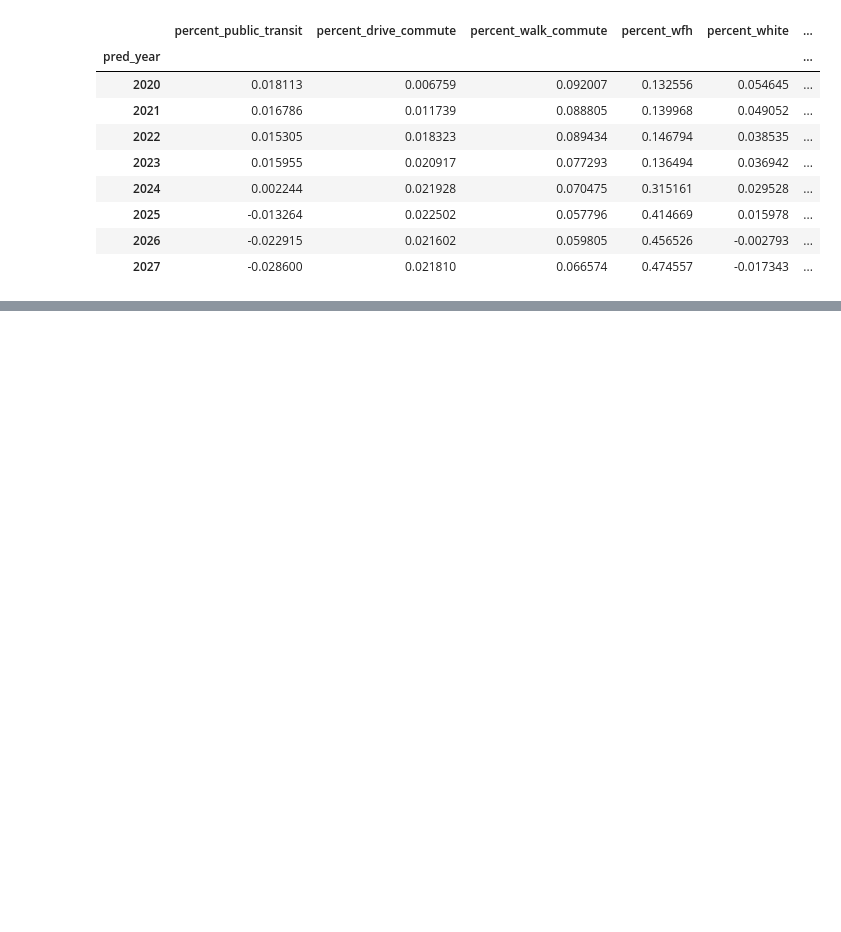
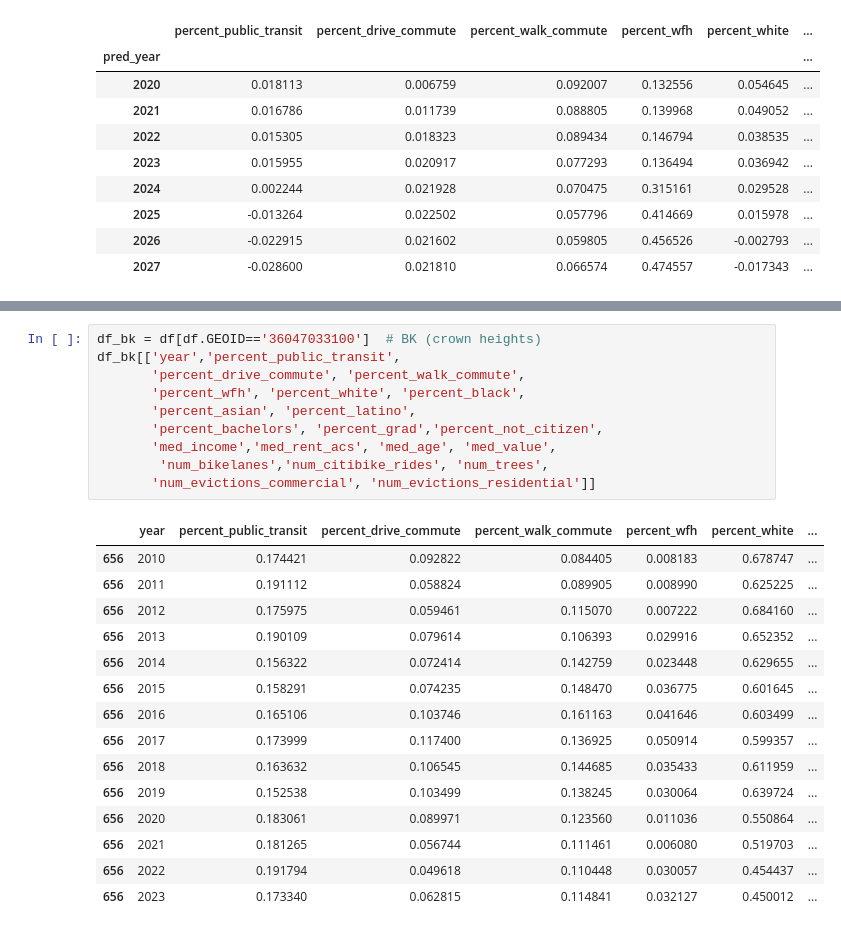
Before and after one commit to khyateed/forecasting-gentrification-nyc, a Jupyter notebook: case_studies.ipynb, the cells around one changed output, grey strips where cells are left out. Drawn from its saved outputs; the diff is of its cells as text; blank space fills up the shorter version.

```diff
--- a/case_studies.ipynb
+++ b/case_studies.ipynb
@@ -122,0 +142,26 @@ df_ny_change[['year','percent_public_transit',
+# %%
+df_bk = df[df.GEOID=='36047033100']  # BK (crown heights)
+df_bk[['year','percent_public_transit',
+       'percent_drive_commute', 'percent_walk_commute',
+       'percent_wfh', 'percent_white', 'percent_black',
+       'percent_asian', 'percent_latino',
+       'percent_bachelors', 'percent_grad','percent_not_citizen',
+       'med_income','med_rent_acs', 'med_age', 'med_value',
+        'num_bikelanes','num_citibike_rides', 'num_trees',
+       'num_evictions_commercial', 'num_evictions_residential']]
+# %% [output]
+|  | year | percent_public_transit | percent_drive_commute | percent_walk_commute | percent_wfh | percent_white | ... |
+| 656 | 2010 | 0.174421 | 0.092822 | 0.084405 | 0.008183 | 0.678747 | ... |
+| 656 | 2011 | 0.191112 | 0.058824 | 0.089905 | 0.008990 | 0.625225 | ... |
+| 656 | 2012 | 0.175975 | 0.059461 | 0.115070 | 0.007222 | 0.684160 | ... |
+| 656 | 2013 | 0.190109 | 0.079614 | 0.106393 | 0.029916 | 0.652352 | ... |
+| 656 | 2014 | 0.156322 | 0.072414 | 0.142759 | 0.023448 | 0.629655 | ... |
+| 656 | 2015 | 0.158291 | 0.074235 | 0.148470 | 0.036775 | 0.601645 | ... |
+| 656 | 2016 | 0.165106 | 0.103746 | 0.161163 | 0.041646 | 0.603499 | ... |
+| 656 | 2017 | 0.173999 | 0.117400 | 0.136925 | 0.050914 | 0.599357 | ... |
+| 656 | 2018 | 0.163632 | 0.106545 | 0.144685 | 0.035433 | 0.611959 | ... |
+| 656 | 2019 | 0.152538 | 0.103499 | 0.138245 | 0.030064 | 0.639724 | ... |
+| 656 | 2020 | 0.183061 | 0.089971 | 0.123560 | 0.011036 | 0.550864 | ... |
+| 656 | 2021 | 0.181265 | 0.056744 | 0.111461 | 0.006080 | 0.519703 | ... |
+| 656 | 2022 | 0.191794 | 0.049618 | 0.110448 | 0.030057 | 0.454437 | ... |
+| 656 | 2023 | 0.173340 | 0.062815 | 0.114841 | 0.032127 | 0.450012 | ... |
```
Also changed, not shown: parts of 26 cells of this notebook.
